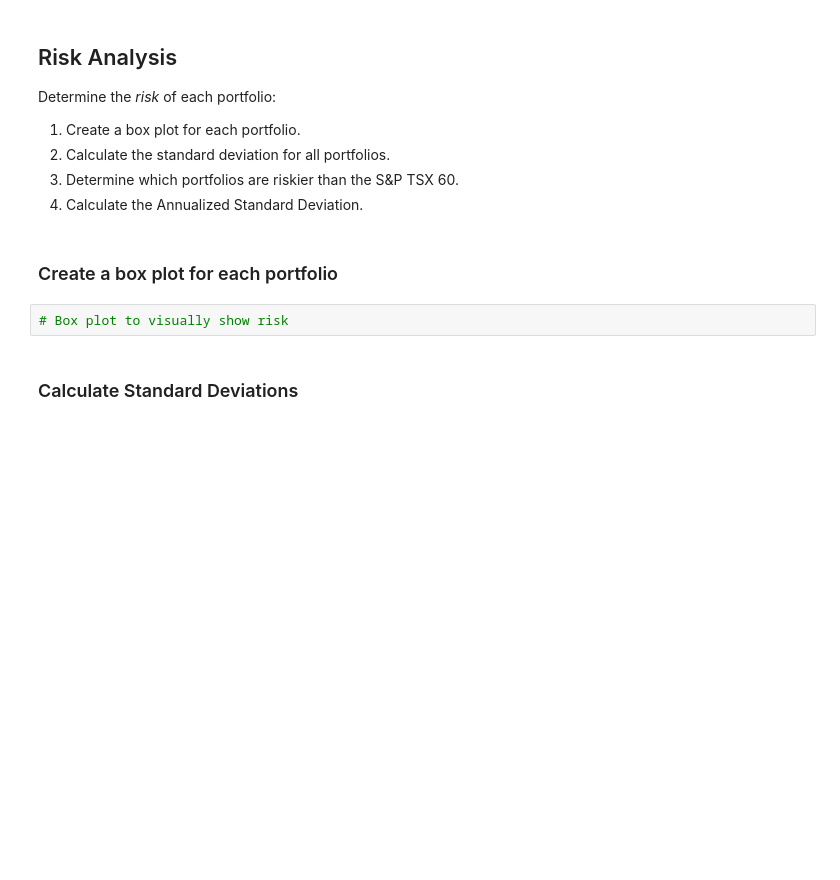
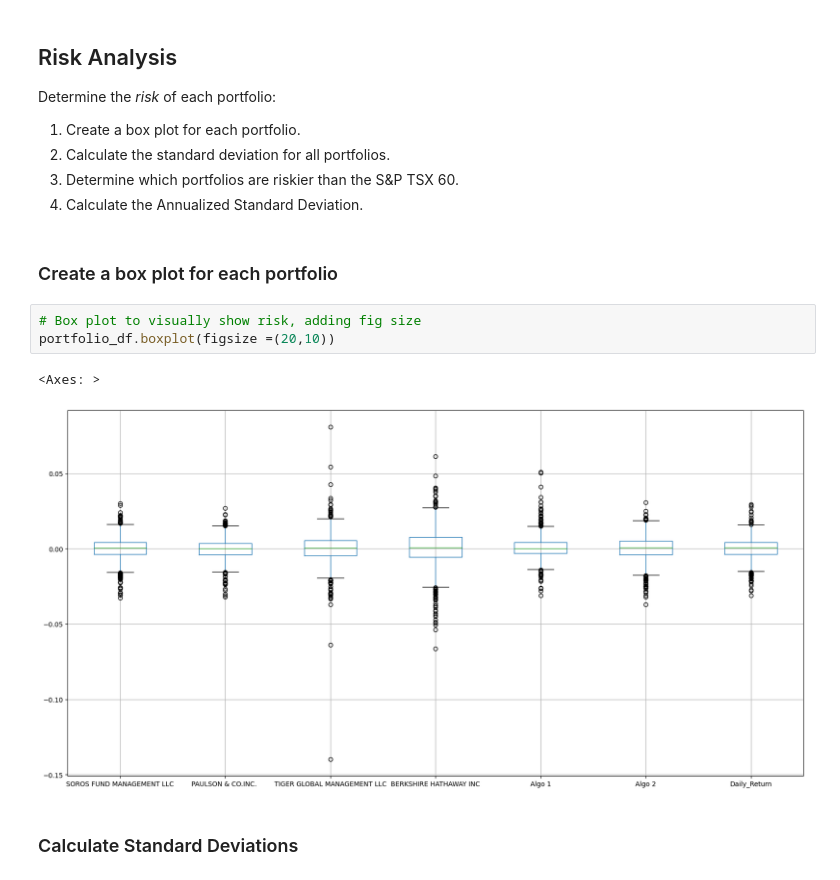
Before and after one commit to ahcano/pandas, a Jupyter notebook: Anahs_whale_analysis.ipynb, the cells around one changed output. Cells and saved outputs as stored; diff of their text form; blank space fills up the shorter version.

```diff
--- a/Anahs_whale_analysis.ipynb
+++ b/Anahs_whale_analysis.ipynb
@@ -352,7 +359,11 @@ Determine the _risk_ of each portfolio:
 # %% [markdown]
 ### Create a box plot for each portfolio
 # %%
-# Box plot to visually show risk
+# Box plot to visually show risk, adding fig size
+portfolio_df.boxplot(figsize =(20,10))
+# %% [output]
+<Axes: >
+[figure, added]
 # %% [markdown]
 ### Calculate Standard Deviations
 # %%
```
Also changed, not shown: parts of 11 cells of this notebook.
